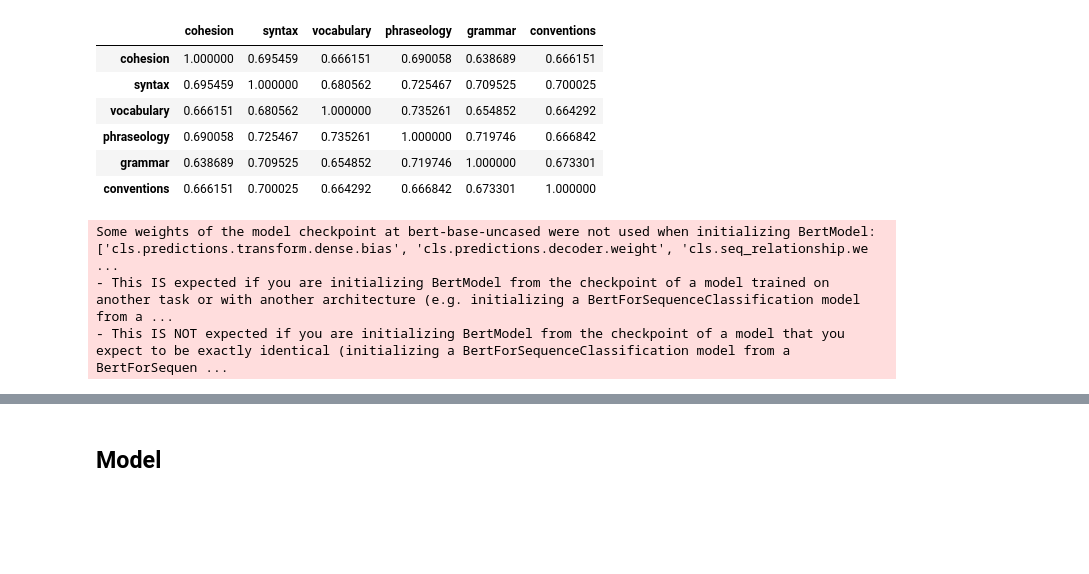
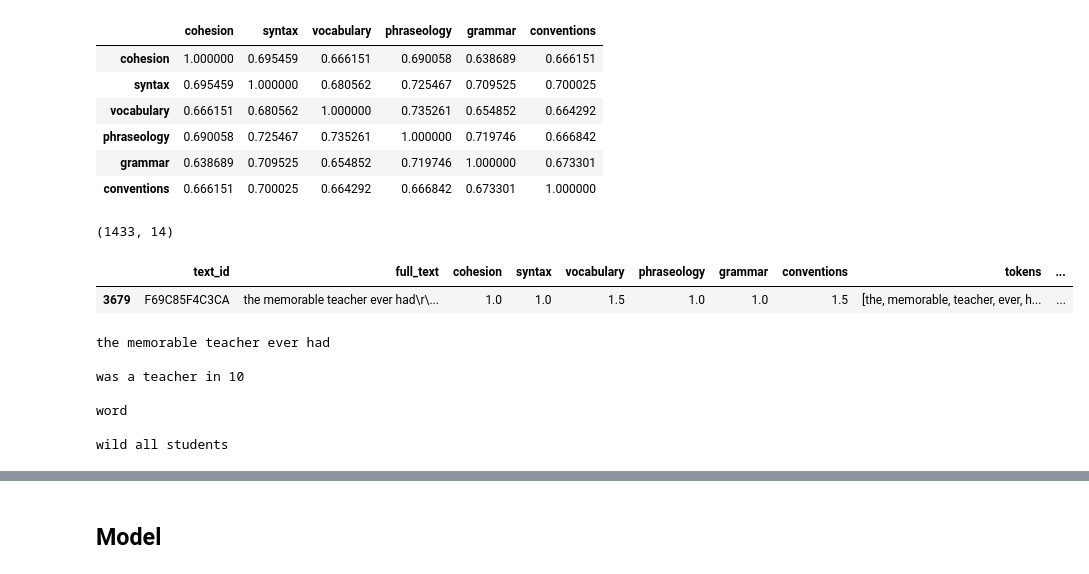
Before and after one commit to stkao05/eng-eval, a Jupyter notebook: model.ipynb, the cells around one changed output, grey strips where cells are left out. Saved outputs shown, nothing was run; the diff lists cells and outputs as text; code cells hidden in the pictures; blank space fills up the shorter version.

```diff
--- a/model.ipynb
+++ b/model.ipynb
@@ -112,16 +107,5 @@ train_df.corr(numeric_only=True)
 | phraseology | 0.690058 | 0.725467 | 0.735261 | 1.000000 | 0.719746 | 0.666842 |
 | grammar | 0.638689 | 0.709525 | 0.654852 | 0.719746 | 1.000000 | 0.673301 |
 | conventions | 0.666151 | 0.700025 | 0.664292 | 0.666842 | 0.673301 | 1.000000 |
-# %%
-from transformers import BertModel
-from transformers import BertTokenizer
-
-tokenizer = BertTokenizer.from_pretrained("bert-base-uncased")
-bert = BertModel.from_pretrained("bert-base-uncased")
-bert_embed = bert.embeddings.word_embeddings
-# %% [output]
-Some weights of the model checkpoint at bert-base-uncased were not used when initializing BertModel: ['cls.predictions.transform.dense.bias', 'cls.predictions.decoder.weight', 'cls.seq_relationship.we ...
-- This IS expected if you are initializing BertModel from the checkpoint of a model trained on another task or with another architecture (e.g. initializing a BertForSequenceClassification model from a ...
-- This IS NOT expected if you are initializing BertModel from the checkpoint of a model that you expect to be exactly identical (initializing a BertForSequenceClassification model from a BertForSequen ...
 # %%
 train_df['tokens'] = train_df.apply(lambda x: tokenizer.tokenize(x['full_text']), axis=1)
@@ -127,0 +113,19 @@ train_df['tokens'] = train_df.apply(lambda x: tokenizer.tokenize(x['full_text'])
+# %%
+train_df["tokens_len"].max(), train_df["tokens_len"].min()
+# %% [output]
+(1433, 14)
+# %%
+train_df.loc[train_df['tokens_len'] == 14]
+# %% [output]
+|  | text_id | full_text | cohesion | syntax | vocabulary | phraseology | grammar | conventions | tokens | ... |
+| 3679 | F69C85F4C3CA | the memorable teacher ever had\r\... | 1.0 | 1.0 | 1.5 | 1.0 | 1.0 | 1.5 | [the, memorable, teacher, ever, h... | ... |
+# %%
+print(train_df.iloc[3679]["full_text"])
+# %% [output]
+the memorable teacher ever had
+
+was a teacher in 10
+
+word
+
+wild all students
```
Also changed, not shown: parts of 37 cells of this notebook.
